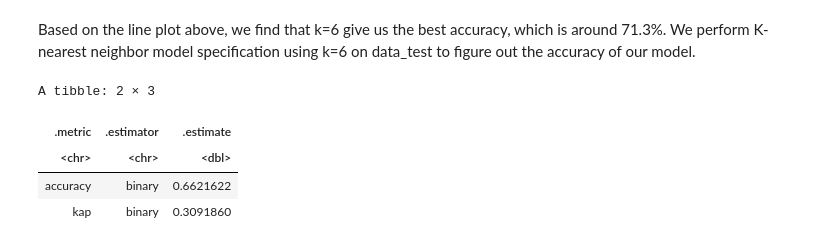
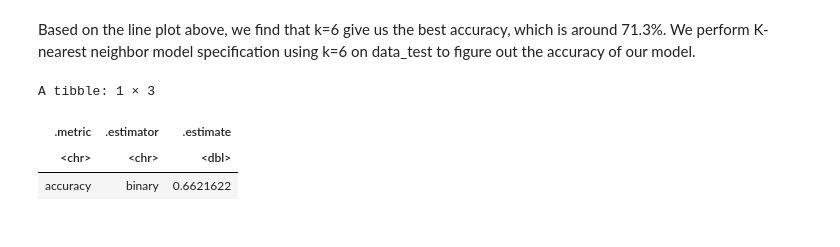
Before and after one commit to karrious/dsci-group-project-8, a Jupyter notebook: final_group_project.ipynb, the cells around one changed output. Saved outputs shown, nothing was run; the diff lists cells and outputs as text; code cells hidden in the pictures.

```diff
--- a/final_group_project.ipynb
+++ b/final_group_project.ipynb
@@ -419,25 +426,33 @@ Model accuracy:  0.6621622
 # %% [markdown]
 Based on the line plot above, we find that k=6 give us the best accuracy, which is around 71.3%. We perform K-nearest neighbor model specification using k=6 on data_test to figure out the accuracy of our model.
 # %%
-knn_best <- nearest_neighbor(weight_func = "rectangular", neighbors = 6) %>%
+## get the best k into a variable (k=6)
+k_best <- max_accurcy %>%
+       pull(neighbors)
+
+## build a new model specification using the k we have obtained as best
+knn_best <- nearest_neighbor(weight_func = "rectangular", neighbors = k_best) %>%
        set_engine("kknn") %>%
        set_mode("classification")
 
+## create a new workflow with the best model spec
 knn_results_best <- workflow() %>%
        add_recipe(recipe) %>%
        add_model(knn_best) %>%
        fit(data_train)
 
-test_predictions<- predict(knn_results_best , data_test) %>%
+## predict with the new workflow on the test data
+test_predictions <- predict(knn_results_best , data_test) %>%
        bind_cols(data_test)
 
-prediction_accuracy<- test_predictions %>%
-         metrics(truth = target, estimate = .pred_class)
+## evaluate our final model
+prediction_accuracy <- test_predictions %>%
+       metrics(truth = target, estimate = .pred_class) %>%
+       filter(.metric == "accuracy")
 
 prediction_accuracy
 # %% [output]
-A tibble: 2 × 3
+A tibble: 1 × 3
 | .metric | .estimator | .estimate |
 | <chr> | <chr> | <dbl> |
 | accuracy | binary | 0.6621622 |
-| kap | binary | 0.3091860 |
```
Also changed, not shown: parts of 21 cells of this notebook.
